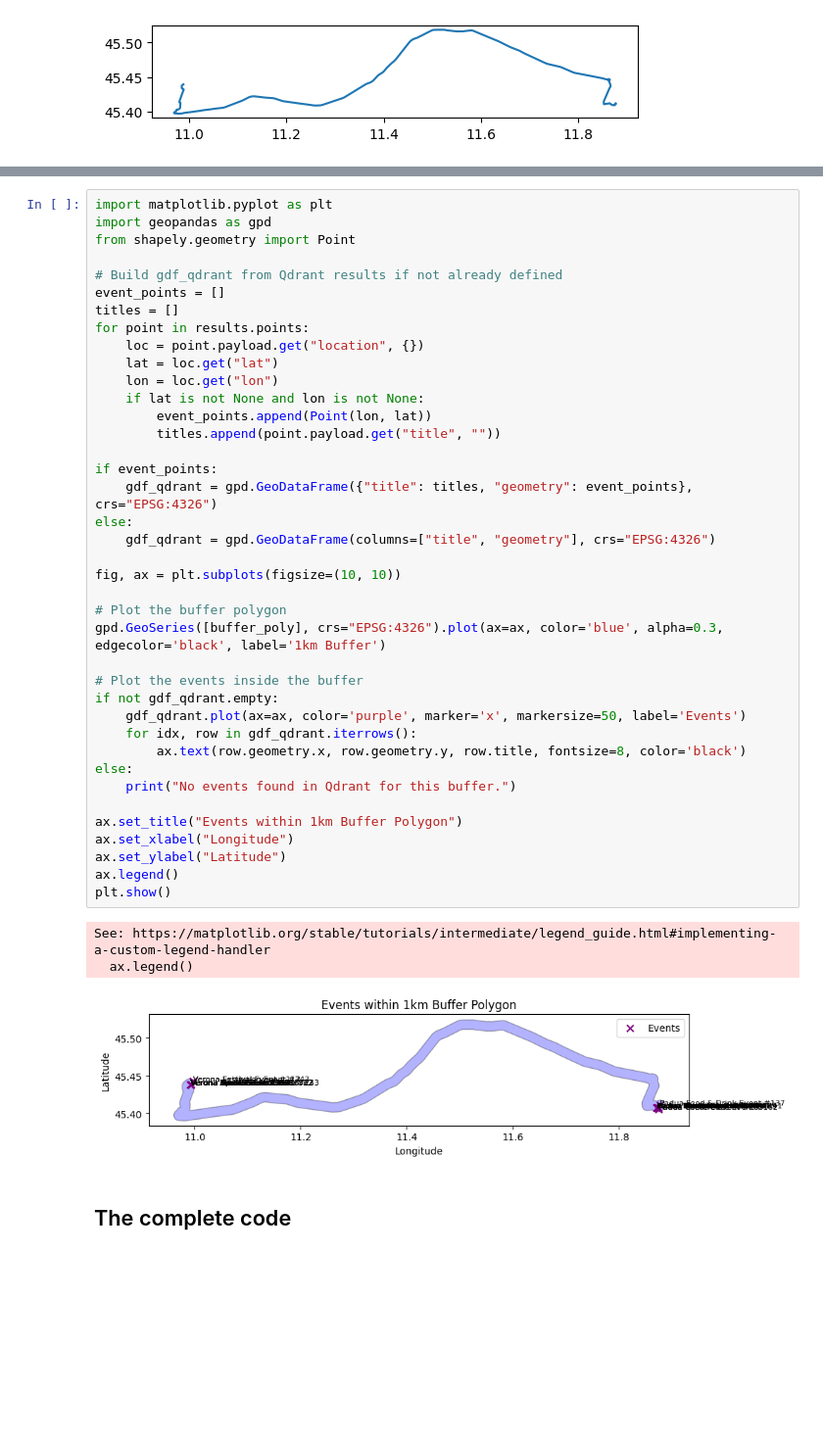
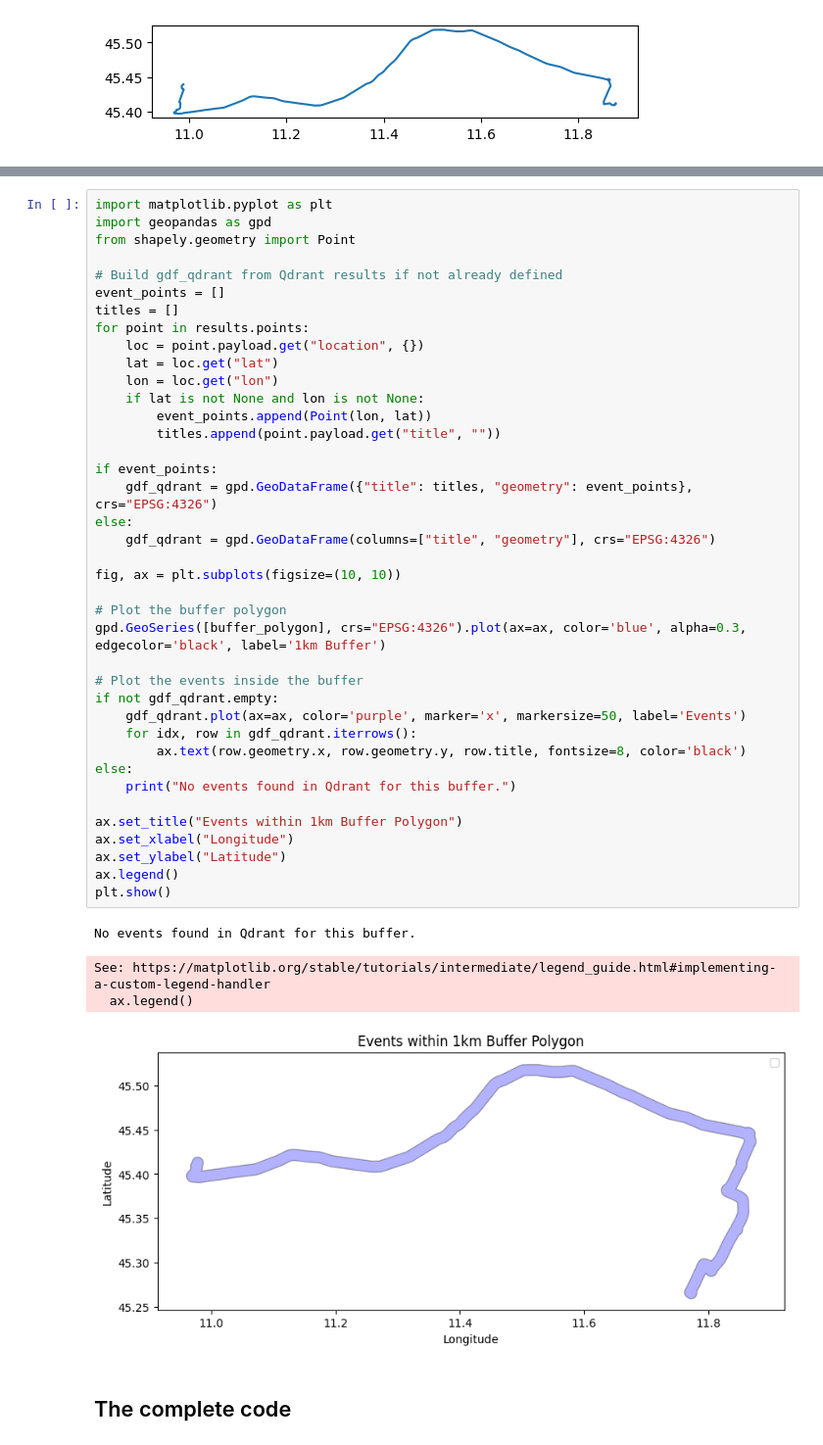
Before and after one commit to tatankam/eventmap, a Jupyter notebook: notebooks/Eventbrite.ipynb, the cells around one changed output, grey strips where cells are left out. Shown at 98% size. Saved outputs shown, nothing was run; the diff lists cells and outputs as text; blank space fills up the shorter version.

```diff
--- a/notebooks/Eventbrite.ipynb
+++ b/notebooks/Eventbrite.ipynb
@@ -679,37 +663,38 @@ for point in results.points:
     loc = point.payload.get("location", {})
     lat = loc.get("lat")
     lon = loc.get("lon")
     if lat is not None and lon is not None:
         event_points.append(Point(lon, lat))
         titles.append(point.payload.get("title", ""))
 
 if event_points:
     gdf_qdrant = gpd.GeoDataFrame({"title": titles, "geometry": event_points}, crs="EPSG:4326")
 else:
     gdf_qdrant = gpd.GeoDataFrame(columns=["title", "geometry"], crs="EPSG:4326")
 
 fig, ax = plt.subplots(figsize=(10, 10))
 
 # Plot the buffer polygon
-gpd.GeoSeries([buffer_poly], crs="EPSG:4326").plot(ax=ax, color='blue', alpha=0.3, edgecolor='black', label='1km Buffer')
+gpd.GeoSeries([buffer_polygon], crs="EPSG:4326").plot(ax=ax, color='blue', alpha=0.3, edgecolor='black', label='1km Buffer')
 
 # Plot the events inside the buffer
 if not gdf_qdrant.empty:
     gdf_qdrant.plot(ax=ax, color='purple', marker='x', markersize=50, label='Events')
     for idx, row in gdf_qdrant.iterrows():
         ax.text(row.geometry.x, row.geometry.y, row.title, fontsize=8, color='black')
 else:
     print("No events found in Qdrant for this buffer.")
 
 ax.set_title("Events within 1km Buffer Polygon")
 ax.set_xlabel("Longitude")
 ax.set_ylabel("Latitude")
 ax.legend()
 plt.show()
 # %% [output]
-See: https://matplotlib.org/stable/tutorials/intermediate/legend_guide.html#implementing-a-custom-legend-handler
-  ax.legend()
+No events found in Qdrant for this buffer.
+See: https://matplotlib.org/stable/tutorials/intermediate/legend_guide.html#implementing-a-custom-legend-handler
+  ax.legend()
-[figure, old version]
+[figure, new version]
 # %% [markdown]
 ## The complete code
 # %%
```
Also changed, not shown: parts of 4 cells of this notebook, 18 other files.
